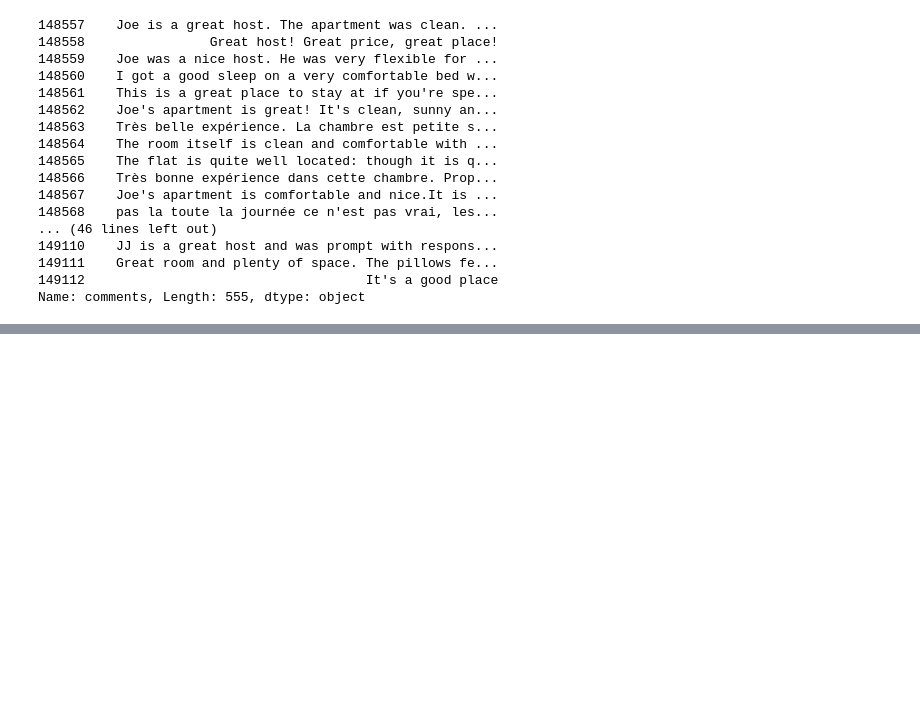
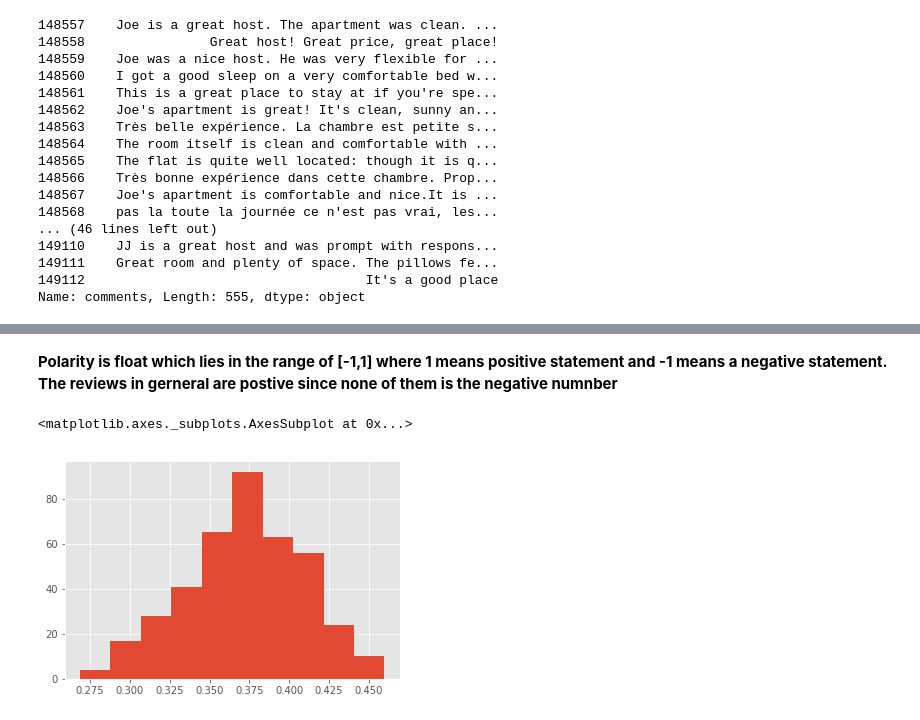
Before and after one commit to 0xyuzi/Airbnb_NYC, a Jupyter notebook: Airbnb-NYC-Listing.ipynb, the cells around one changed output, grey strips where cells are left out. Cells and saved outputs as stored; diff of their text form; code cells hidden in the pictures; blank space fills up the shorter version.

```diff
--- a/Airbnb-NYC-Listing.ipynb
+++ b/Airbnb-NYC-Listing.ipynb
@@ -648,0 +506,7 @@ a.subjectivity.plot.hist()
+# %% [markdown]
+__Polarity is float which lies in the range of [-1,1] where 1 means positive statement and -1 means a negative statement. The reviews in gerneral are postive since none of them is the negative numnber__
+# %%
+sentiment_400.mean_polarity.hist()
+# %% [output]
+<matplotlib.axes._subplots.AxesSubplot at 0x...>
+[figure, added]
```
Also changed, not shown: parts of 42 cells of this notebook.
